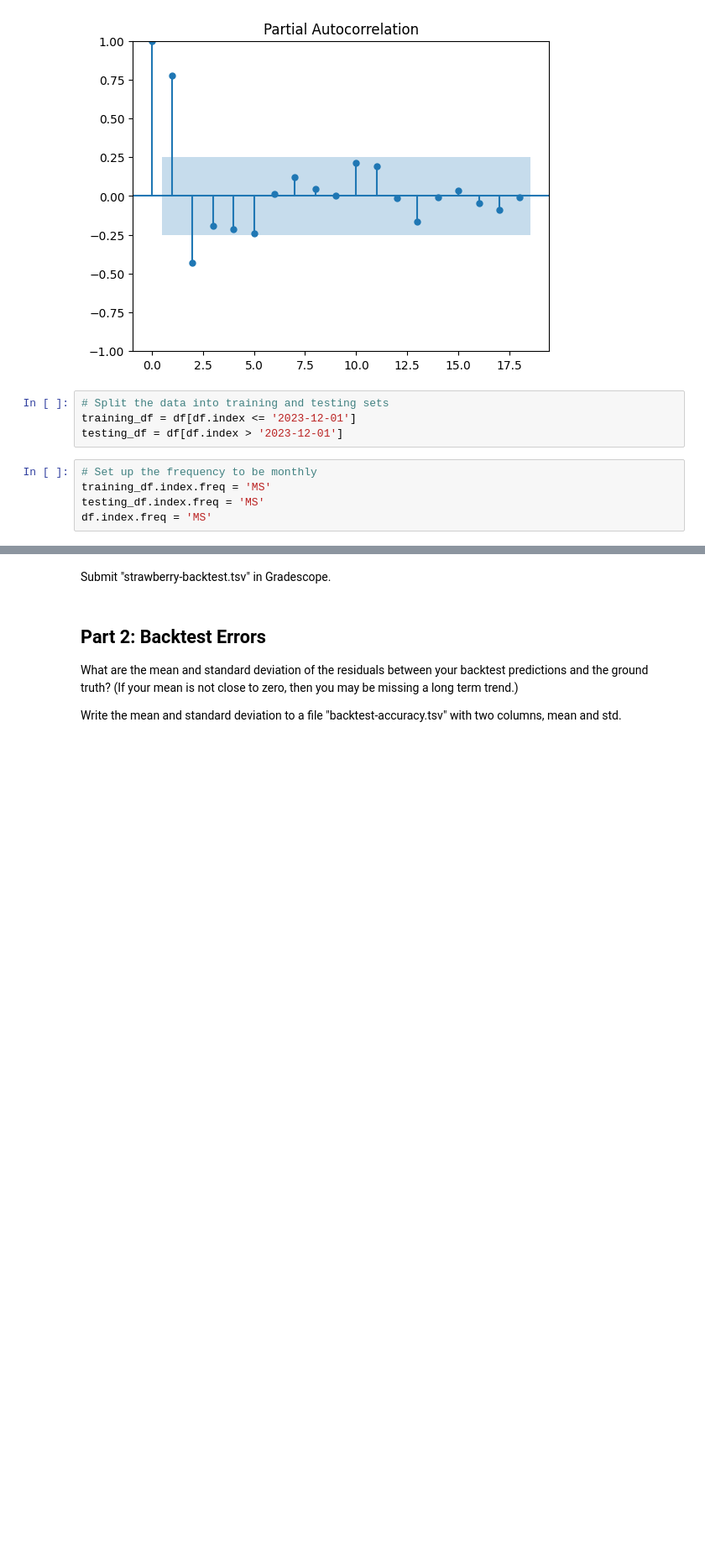
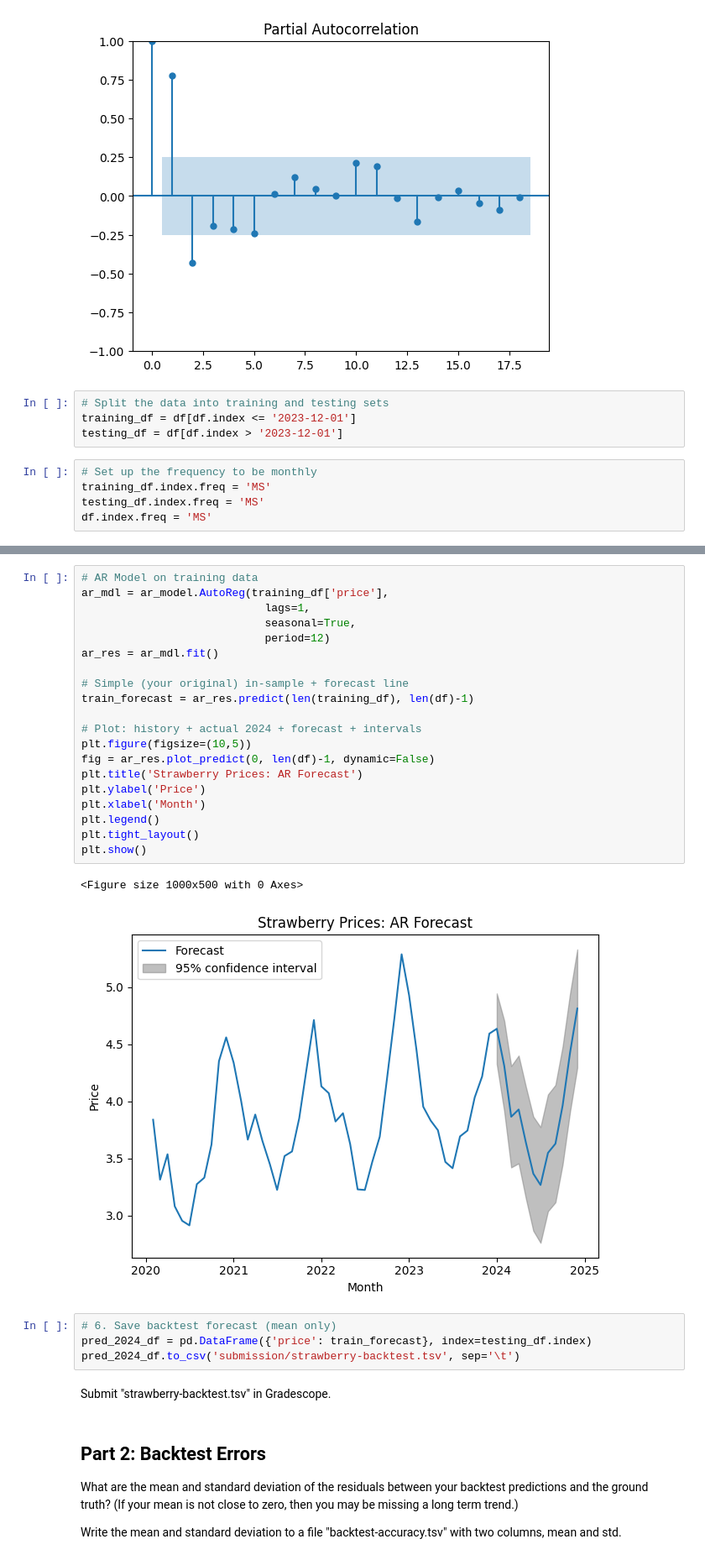
Before and after one commit to jtvon/dx704-project-02, a Jupyter notebook: project.ipynb, the cells around one changed output, grey strips where cells are left out. Shown: that part at 84% size. Saved outputs shown, nothing was run; the diff lists cells and outputs as text; blank space fills up the shorter version.

```diff
--- a/project.ipynb
+++ b/project.ipynb
@@ -158,3 +99,30 @@ Ljung-Box p-value (lag 12): 0.444388618736026
+# %%
+# AR Model on training data
+ar_mdl = ar_model.AutoReg(training_df['price'],
+                            lags=1,
+                            seasonal=True,
+                            period=12)
+ar_res = ar_mdl.fit()
+
+# Simple (your original) in-sample + forecast line
+train_forecast = ar_res.predict(len(training_df), len(df)-1)
+
+# Plot: history + actual 2024 + forecast + intervals
+plt.figure(figsize=(10,5))
+fig = ar_res.plot_predict(0, len(df)-1, dynamic=False)
+plt.title('Strawberry Prices: AR Forecast')
+plt.ylabel('Price')
+plt.xlabel('Month')
+plt.legend()
+plt.tight_layout()
+plt.show()
+# %% [output]
+<Figure size 1000x500 with 0 Axes>
+[figure, added]
+# %%
+# 6. Save backtest forecast (mean only)
+pred_2024_df = pd.DataFrame({'price': train_forecast}, index=testing_df.index)
+pred_2024_df.to_csv('submission/strawberry-backtest.tsv', sep='\t')
 # %% [markdown]
 Submit "strawberry-backtest.tsv" in Gradescope.
 # %% [markdown]
```
Also changed, not shown: parts of 10 cells of this notebook, 5 other files.
